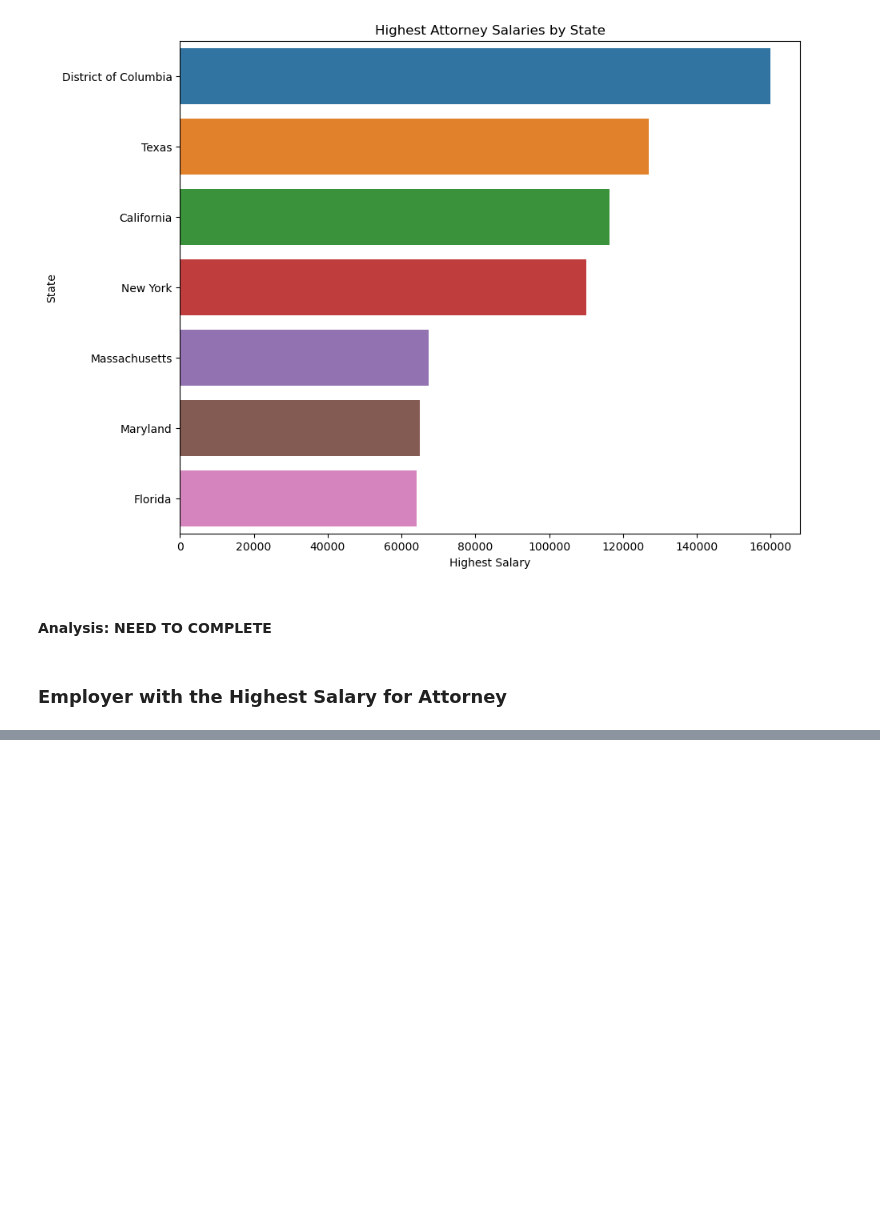
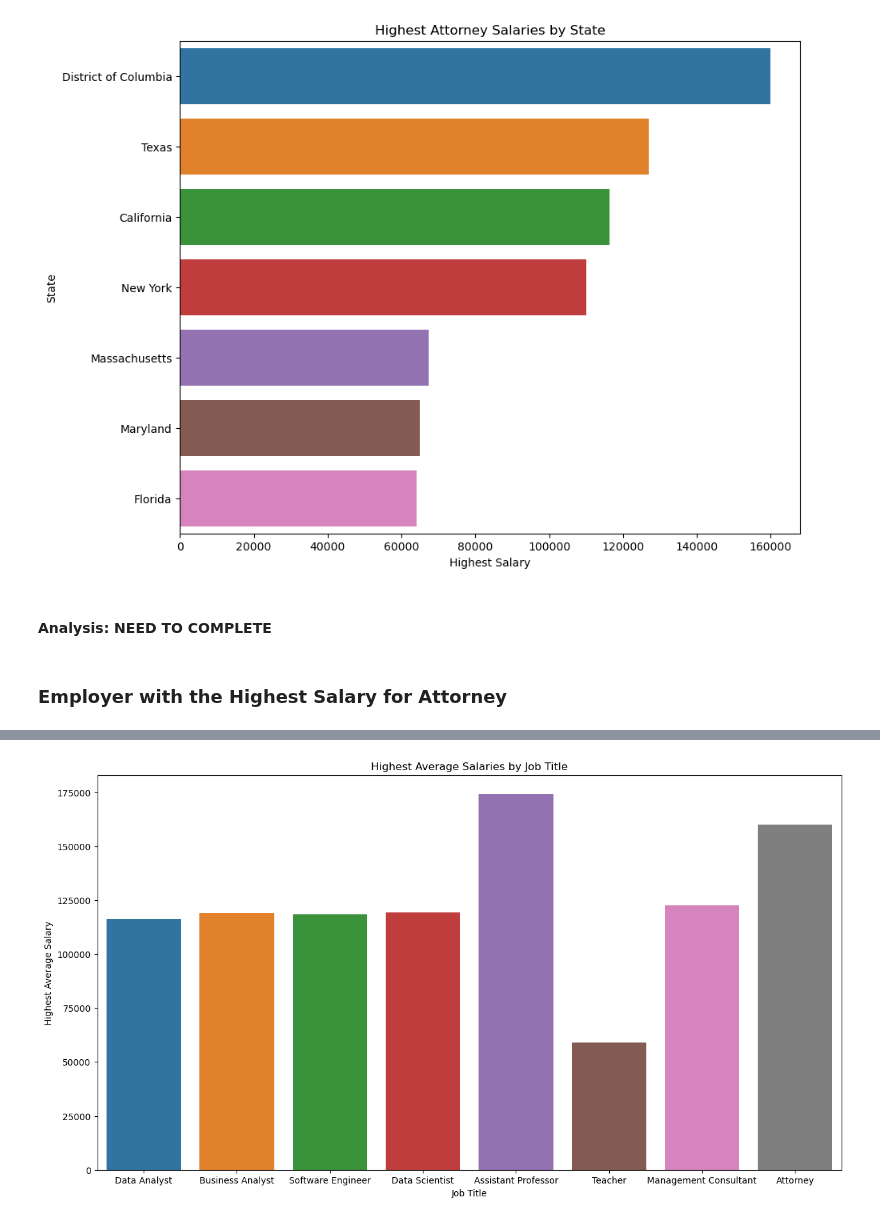
Before and after one commit to kimsean-pen/DS311-Data-Group-Project-, a Jupyter notebook: salary data file/Objective 2 - Comparing Salary Between State.ipynb, the cells around one changed output, grey strips where cells are left out. Drawn from its saved outputs; the diff is of its cells as text; code cells hidden in the pictures; blank space fills up the shorter version.

Commit message:
Compared salary between tech and non tech related jobs

```diff
--- a/salary data file/Objective 2 - Comparing Salary Between State.ipynb
+++ b/salary data file/Objective 2 - Comparing Salary Between State.ipynb
@@ -571,0 +590,12 @@ print(highest_attorney_salary_by_employer)
+# %%
+job_titles = ['Data Analyst', 'Business Analyst', 'Software Engineer', 'Data Scientist','Assistant Professor', 'Teacher','Management Consultant','Attorney']
+highest_salaries = pd.DataFrame()
+
+# find the highest salary by job
+for title in job_titles:
+    jobs = salary_data[salary_data['JOB_TITLE'] == title]
+    average_salary_by_state = jobs.groupby('WORK_STATE')['PAID_WAGE_PER_YEAR'].mean()
+    highest_salary = average_salary_by_state.max()
+    highest_salaries = highest_salaries.append({'Job Title': title, 'Highest Average Salary': highest_salary}, ignore_index=True)
+
+print(highest_salaries)
@@ -571,0 +612,18 @@ print(highest_attorney_salary_by_employer)
+# %%
+job_titles = ['Data Analyst', 'Business Analyst', 'Software Engineer', 'Data Scientist','Assistant Professor', 'Teacher','Management Consultant','Attorney']
+highest_salaries = pd.DataFrame()
+
+# finding highest average salary for each job
+for title in job_titles:
+    jobs = salary_data[salary_data['JOB_TITLE'] == title]
+    average_salary_by_state = jobs.groupby('WORK_STATE')['PAID_WAGE_PER_YEAR'].mean()
+    highest_salary = average_salary_by_state.max()
+    highest_salaries = highest_salaries.append({'Job Title': title, 'Highest Average Salary': highest_salary}, ignore_index=True)
+
+# Create a bar plot
+plt.figure(figsize=(15,8))  # Increase the size of the plot
+sns.barplot(x='Job Title', y='Highest Average Salary', data=highest_salaries)
+plt.title('Highest Average Salaries by Job Title')
+plt.show()
+# %% [output]
+[figure, added]
```
Also changed, not shown: parts of 8 cells of this notebook.
